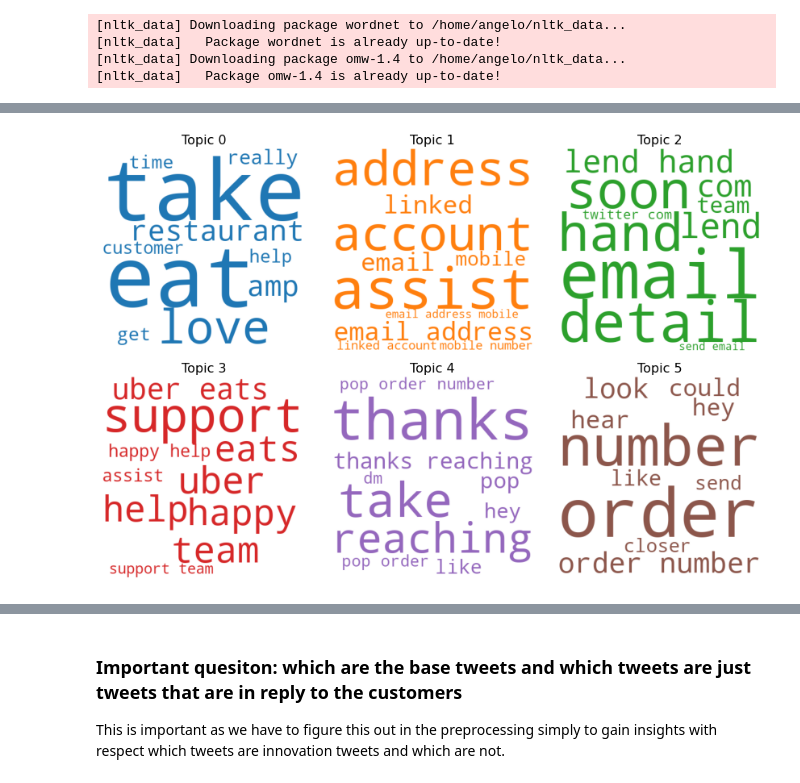
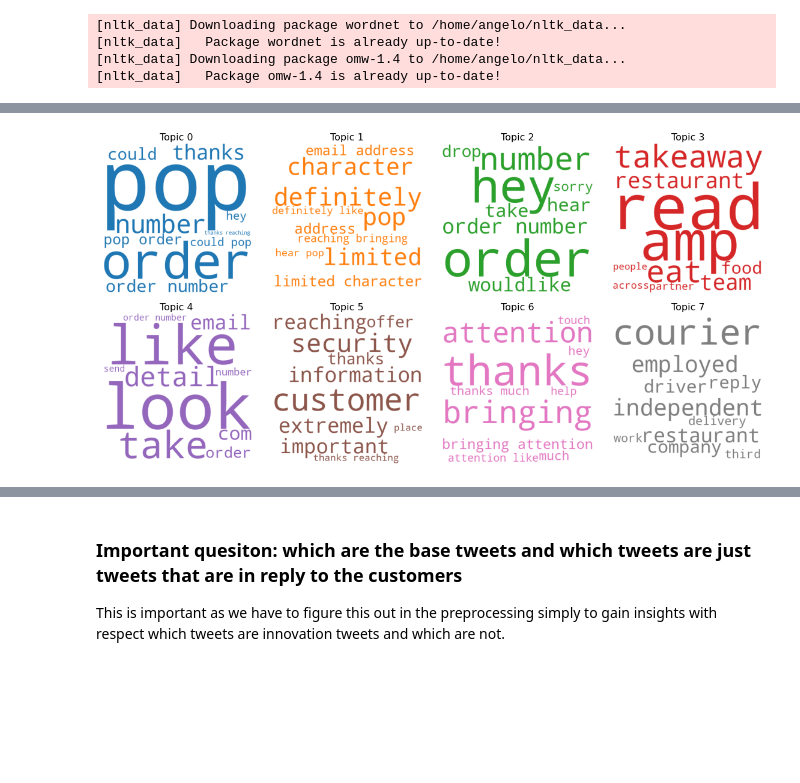
Before and after one commit to AngeloBarisano/Supply_Chain, a Jupyter notebook: Notebooks/workfile_assignment2.ipynb, the cells around one changed output, grey strips where cells are left out. Drawn from its saved outputs; the diff is of its cells as text; code cells hidden in the pictures; blank space fills up the shorter version.

```diff
--- a/Notebooks/workfile_assignment2.ipynb
+++ b/Notebooks/workfile_assignment2.ipynb
@@ -158,6 +166,7 @@ additional = [
     "retweet",
     "please",
     "ha",
+    "w",
 ]  # we'll store additional stopwords here
 swords = set().union(stopwords.words("english"), additional)
 
@@ -211,2 +227,0 @@ class LemmaTokenizer:
-# %%
-df_tweets_jet = df_tweets[df_tweets.lang == "en"]
@@ -217,21 +247,13 @@ swords = set().union(stopwords.words("english"), additional)
 count = CountVectorizer(
     stop_words=swords,
     tokenizer=LemmaTokenizer(),
-    ngram_range=(1, 3),  # will create a vocabulary with 1-gram and 2-grams
+    ngram_range=(1, 2),  # will create a vocabulary with 1-gram and 2-grams
     min_df=3,
-    max_df=0.9,
-    max_features=1000,
+    max_df=0.8,
+    max_features=2000,
+    lowercase=True,
+    strip_accents="unicode",
 )
-
-
-# count = CountVectorizer(
-#     stop_words=swords,
-#     tokenizer=LemmaTokenizer(),
-#     ngram_range=(1, 3),  # will create a vocabulary with 1-gram and 2-grams
-#     min_df=3,
-#     max_df=0.9,
-#     max_features=2000,
-# )
 
 matrix = count.fit_transform(df_tweets_jet.processed_text_)
 
@@ -256,7 +278,7 @@ results
 corpus = gensim.matutils.Sparse2Corpus(matrix, documents_columns=False)
 id_map = dict((v, k) for k, v in count.vocabulary_.items())
 # %%
-K = 6
+K = 8
 # %%
 lda = LdaModel(
     corpus=corpus,
@@ -288,5 +314,5 @@ lda.print_topics()
 # %%
-nb_columns = 3
+nb_columns = 4
 nb_rows = math.ceil(K / nb_columns)
 
 cols = [
@@ -300,34 +326,34 @@ cloud = WordCloud(
     height=400,
     max_words=15,
     color_func=lambda *args, **kwargs: cols[i],
     prefer_horizontal=1.0,
 )
 
 topics = lda.show_topics(num_topics=K, num_words=10, formatted=False)
 
 fig, axes = plt.subplots(
     ncols=nb_columns,
     nrows=nb_rows,
     figsize=(4 * nb_columns, 4 * nb_rows),
     sharex=True,
     sharey=True,
 )
 
 for i, (topic, ax) in enumerate(zip(topics, axes.flatten())):
     topic_words = dict(topic[1])
     cloud.generate_from_frequencies(topic_words, max_font_size=300)
     ax.imshow(cloud)
     ax.set_title("Topic " + str(i), fontdict=dict(size=16))
     ax.axis("off")
 
 
 plt.subplots_adjust(wspace=0, hspace=0)
 plt.axis("off")
 plt.margins(x=0, y=0)
 plt.tight_layout()
 plt.show()
 # %% [output]
-[figure, old version]
+[figure, new version]
 # %%
 # show_vocabulary(count)
 # %%
```
Also changed, not shown: parts of 52 cells of this notebook.
